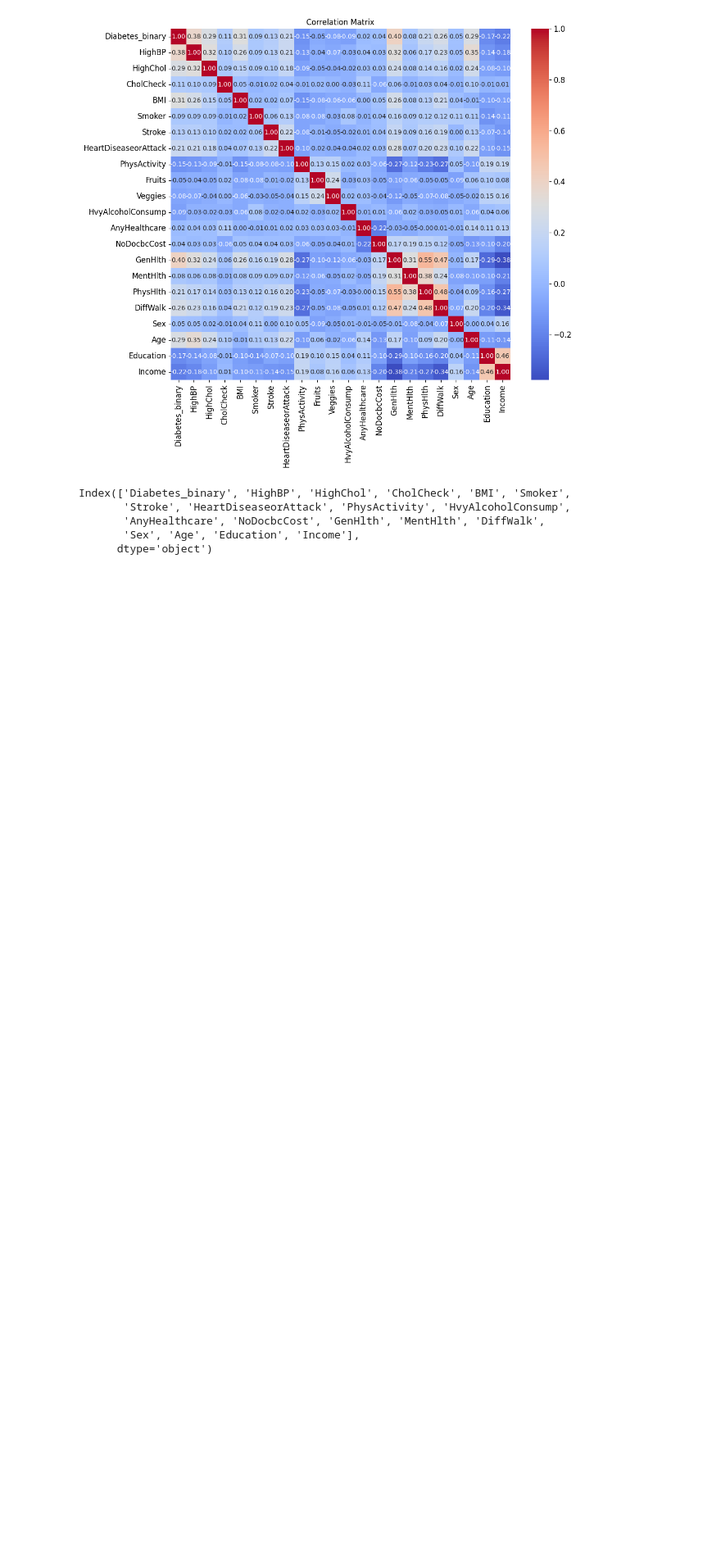
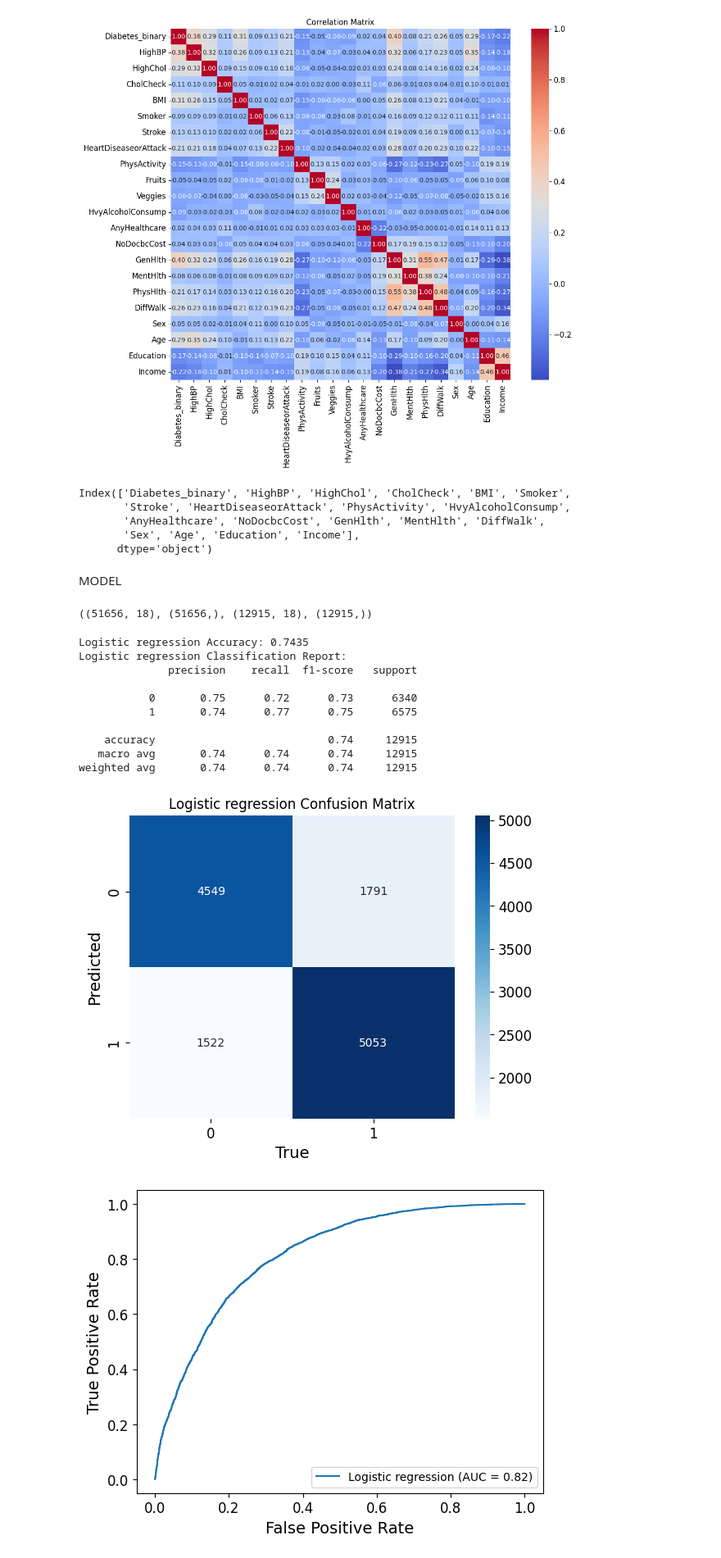
Before and after one commit to k23mhadh/DIABETES_ML_PROJECT, a Jupyter notebook: diabetes_classification.ipynb, the cells around one changed output. Shown at 82% size. Saved outputs shown, nothing was run; the diff lists cells and outputs as text; code cells hidden in the pictures; blank space fills up the shorter version.

```diff
--- a/diabetes_classification.ipynb
+++ b/diabetes_classification.ipynb
@@ -268,3 +277,5 @@ Index(['Diabetes_binary', 'HighBP', 'HighChol', 'CholCheck', 'BMI', 'Smoker',
        'AnyHealthcare', 'NoDocbcCost', 'GenHlth', 'MentHlth', 'DiffWalk',
        'Sex', 'Age', 'Education', 'Income'],
       dtype='object')
+# %% [markdown]
+MODEL
@@ -270,0 +293,67 @@ Index(['Diabetes_binary', 'HighBP', 'HighChol', 'CholCheck', 'BMI', 'Smoker',
+# %%
+data_scaling_pipeline = Pipeline([
+    ('scaler', StandardScaler())
+])
+
+x = diabetes.drop(['Diabetes_binary'], axis = 1)
+y = diabetes['Diabetes_binary']
+
+# Fit and transform the numerical features
+x = data_scaling_pipeline.fit_transform(x)
+
+#split data
+x_train, x_test, y_train, y_test = train_test_split(x,y, test_size = 0.2, random_state = 42)
+x_train.shape, y_train.shape, x_test.shape, y_test.shape
+# %% [output]
+((51656, 18), (51656,), (12915, 18), (12915,))
+# %%
+# Evaluate models
+def evaluate_model(y_test, y_pred, model_name):
+    accuracy = accuracy_score(y_test, y_pred)
+    print(f"{model_name} Accuracy: {accuracy:.4f}")
+    print(f"{model_name} Classification Report:\n{classification_report(y_test, y_pred)}")
+
+    # Plot confusion matrix
+    cf = confusion_matrix(y_test, y_pred)
+    sns.heatmap(cf, annot=True, cmap='Blues', fmt='d')
+    plt.title(f"{model_name} Confusion Matrix")
+    plt.xlabel('True')
+    plt.ylabel('Predicted')
+    plt.show()
+
+    # ROC Curve and AUC
+    y_pred_prob = log_reg.predict_proba(x_test)[:, 1]
+    fpr, tpr, _ = roc_curve(y_test, y_pred_prob)
+    auc = roc_auc_score(y_test, y_pred_prob)
+    plt.plot(fpr, tpr, label=f'{model_name} (AUC = {auc:.2f})')
+    plt.xlabel('False Positive Rate')
+    plt.ylabel('True Positive Rate')
+    plt.legend(loc=4)
+    plt.show()
+# %%
+
+
+# Step 1: Initialize the Logistic Regression model
+log_reg = LogisticRegression(random_state=42)
+
+# Step 2: Train the model on the training data
+log_reg.fit(x_train, y_train)
+
+# Step 3: Make predictions on the test set
+y_pred = log_reg.predict(x_test)
+
+# Step 4: Evaluate the model
+evaluate_model(y_test,y_pred, "Logistic regression")
+# %% [output]
+Logistic regression Accuracy: 0.7435
+Logistic regression Classification Report:
+              precision    recall  f1-score   support
+
+           0       0.75      0.72      0.73      6340
+           1       0.74      0.77      0.75      6575
+
+    accuracy                           0.74     12915
+   macro avg       0.74      0.74      0.74     12915
+weighted avg       0.74      0.74      0.74     12915
+[figure, added]
+[figure, added]
```
Also changed, not shown: parts of 9 cells of this notebook.
